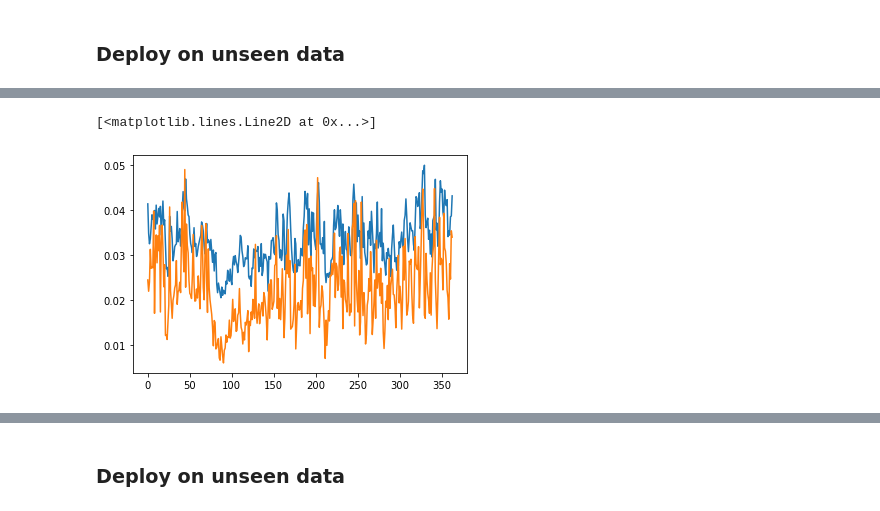
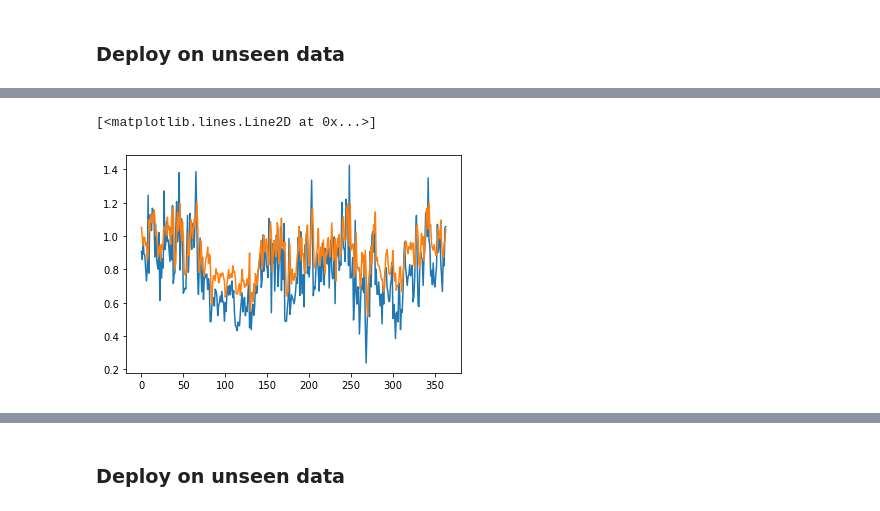
Before and after one commit to faizla/fyp-master-study-airpollution, a Jupyter notebook: KlangAPIModellingDaily.ipynb, the cells around one changed output, grey strips where cells are left out. Cells and saved outputs as stored; diff of their text form; code cells hidden in the pictures.

```diff
--- a/KlangAPIModellingDaily.ipynb
+++ b/KlangAPIModellingDaily.ipynb
@@ -286,6 +508,6 @@ plt.plot(test_results['Actuals'][300:])
 # %%
-trainX, trainY = to_sequences(train, 3, klangapi.shape[1], 9)
-testX, testY = to_sequences(test, 3, klangapi.shape[1], 9)
+trainX, trainY = to_sequences(train, 2, klangapi.shape[1], 8)
+testX, testY = to_sequences(test, 2, klangapi.shape[1], 8)
 
 print('trainX shape == {}.'.format(trainX.shape))
 print('trainY shape == {}.'.format(trainY.shape))
@@ -306,4 +528,6 @@ True
 #CO Modelling
 model=modelling(trainX.shape[1],trainX.shape[2])
 model.summary()
+
+history = model.fit(trainX, trainY, epochs=20, batch_size=8, validation_split=0.2, verbose=1)
 # %% [output]
@@ -401,7 +610,7 @@ plt.plot(train_results['Actuals'][4500:4828])
 # %% [markdown]
 ### Deploy on unseen data
 # %%
-verifyX, verifyY = to_sequences(verifyDeployScaled, 3, klangapi.shape[1], 9)
+verifyX, verifyY = to_sequences(verifyDeployScaled, 2, klangapi.shape[1], 8)
 print('verifyX shape == {}.'.format(verifyX.shape))
 print('verifyY shape == {}.'.format(verifyY.shape))
 # %% [output]
@@ -426,0 +636,3 @@ MAPE : 20.40977746410188.
+# %%
+test_results = pd.DataFrame(data={'Deploy Predictions':y_pred_future_test, 'Actuals':verificationYUnscaled})
+test_results
@@ -427,6 +677,6 @@ MAPE : 20.40977746410188.
 # %%
-plt.plot(test_results['Train Predictions'][:])
 plt.plot(test_results['Actuals'][:])
+plt.plot(test_results['Deploy Predictions'][:])
 # %% [output]
 [<matplotlib.lines.Line2D at 0x...>]
-[figure, old version]
+[figure, new version]
```
Also changed, not shown: parts of 163 cells of this notebook, 3 other files.
